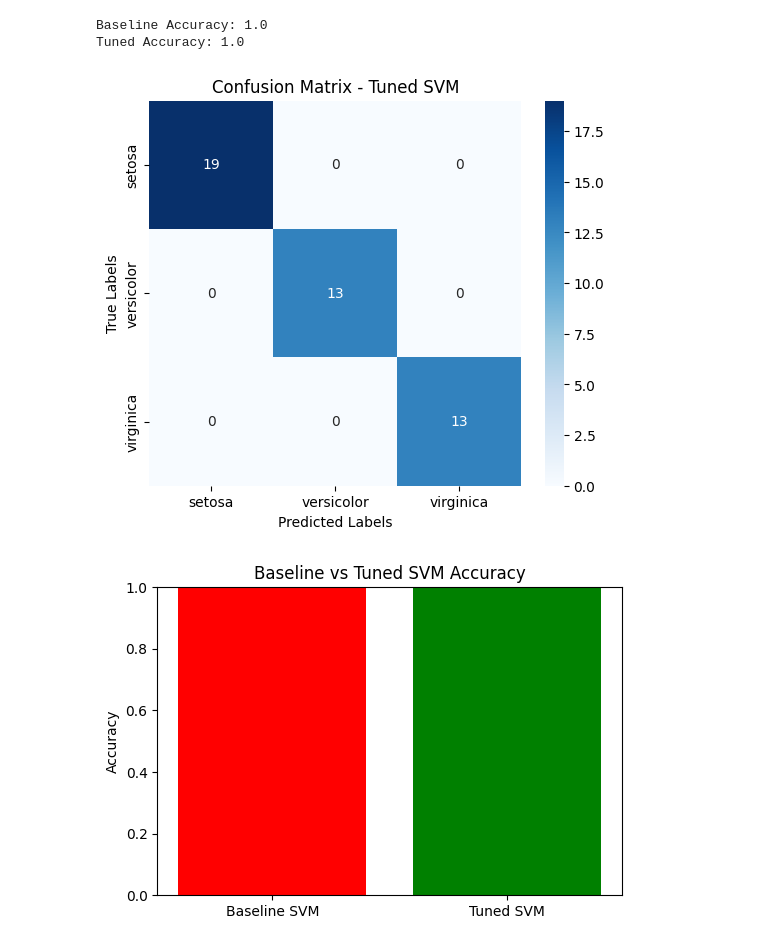
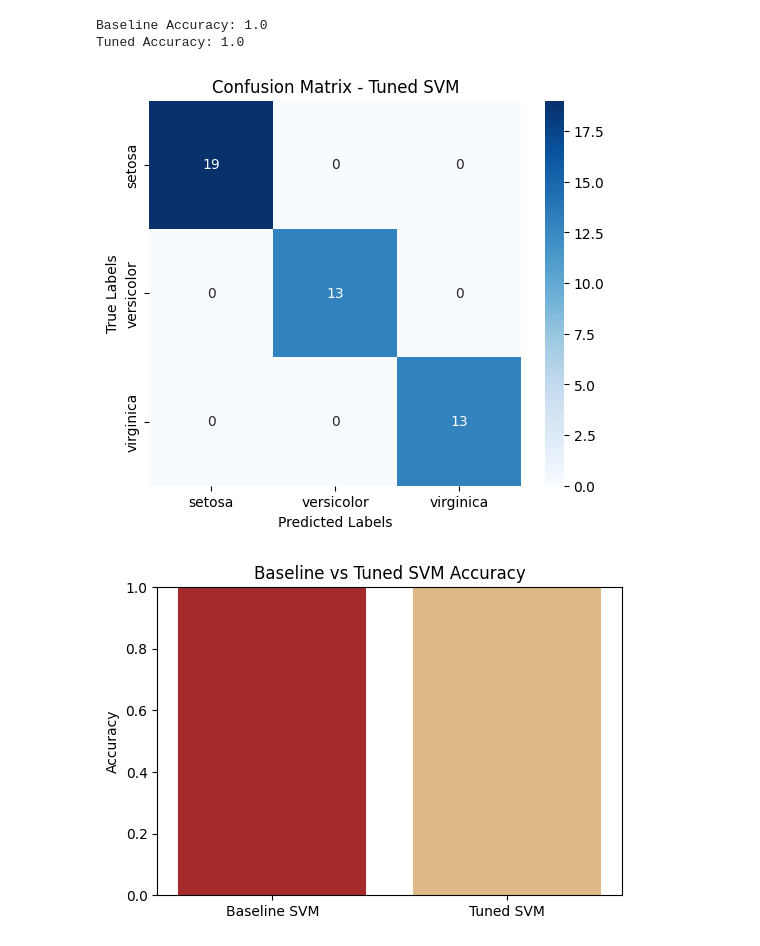
Before and after one commit to Praharshita1275/Machine-learning, a Jupyter notebook: ML_Assignment2.ipynb, the cells around one changed output. Drawn from its saved outputs; the diff is of its cells as text; code cells hidden in the pictures.

```diff
--- a/ML_Assignment2.ipynb
+++ b/ML_Assignment2.ipynb
@@ -26,8 +26,7 @@ X, y = iris.data, iris.target   # X = features (sepal/petal length & width), y =
 
 # Train-Test split (70% training, 30% testing)
 X_train, X_test, y_train, y_test = train_test_split(
-    X, y, test_size=0.3, random_state=42
-)
+    X, y, test_size=0.3, random_state=42)
 # %%
 # STEP 3: Baseline SVM Model
 
@@ -135,24 +134,24 @@ Tuned Accuracy: 1.0
 # %%
 # STEP 7: Visualization
 # Confusion Matrix for Tuned Model
 cm = confusion_matrix(y_test, y_pred_tuned)
 
 plt.figure(figsize=(6,5))
 sns.heatmap(cm, annot=True, cmap="Blues", fmt="d",
             xticklabels=iris.target_names,
             yticklabels=iris.target_names)
 plt.title("Confusion Matrix - Tuned SVM")
 plt.xlabel("Predicted Labels")
 plt.ylabel("True Labels")
 plt.show()
 
 # Bar chart comparing baseline vs tuned accuracy
 plt.figure(figsize=(6,4))
-plt.bar(["Baseline SVM", "Tuned SVM"], [baseline_acc, tuned_acc], color=["red", "green"])
+plt.bar(["Baseline SVM", "Tuned SVM"], [baseline_acc, tuned_acc], color=["brown", "burlywood"])
 plt.title("Baseline vs Tuned SVM Accuracy")
 plt.ylabel("Accuracy")
 plt.ylim(0,1)
 plt.show()
 # %% [output]
 [figure]
-[figure, old version]
+[figure, new version]
```
